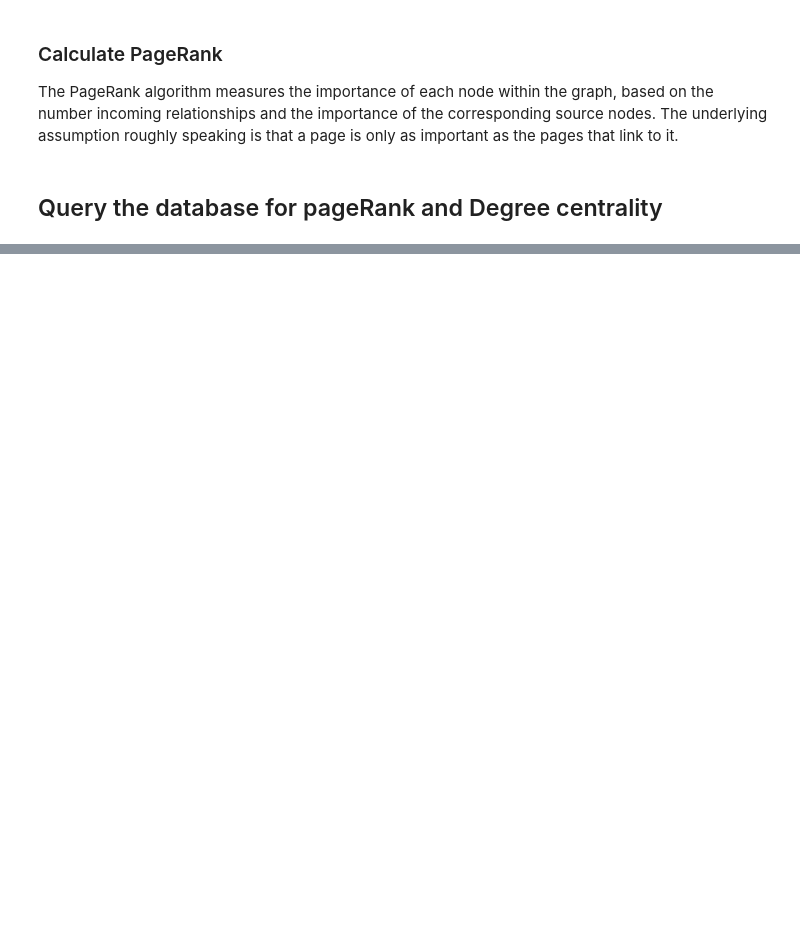
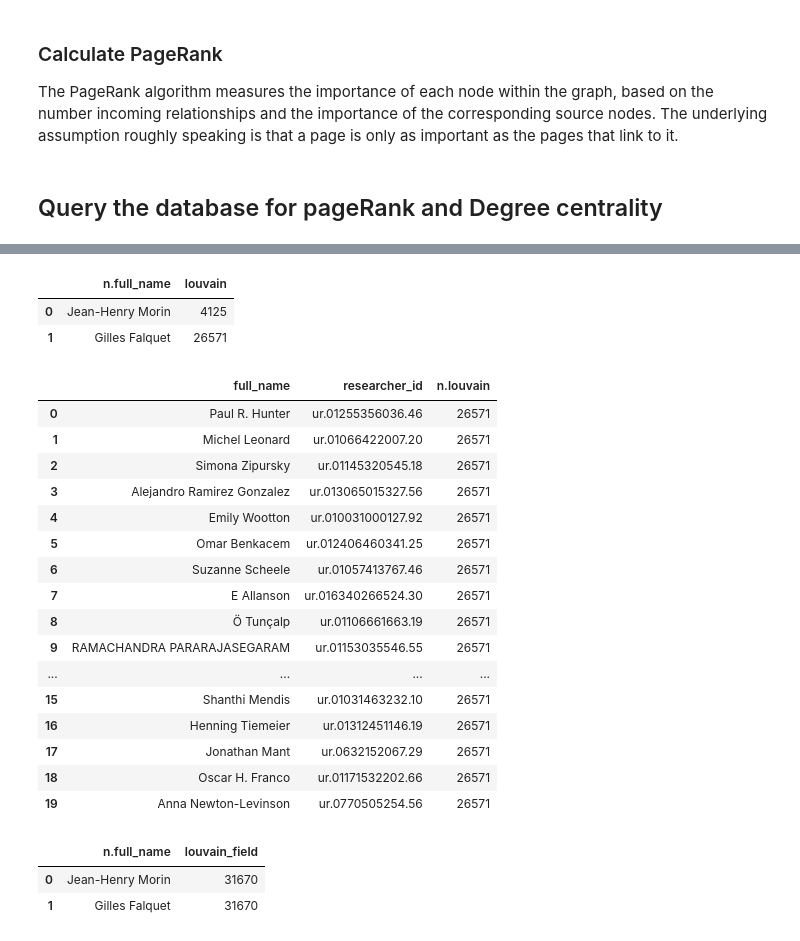
Before and after one commit to syberia101/seminaire_2022, a Jupyter notebook: query_neo4j_ml.ipynb, the cells around one changed output, grey strips where cells are left out. Drawn from its saved outputs; the diff is of its cells as text; code cells hidden in the pictures; blank space fills up the shorter version.

```diff
--- a/query_neo4j_ml.ipynb
+++ b/query_neo4j_ml.ipynb
@@ -302,0 +271,5 @@ result_merged_louvain_inference
+# %%
+graph_name_3 = "field_weight"
+result = gds.run_cypher("""CALL gds.graph.drop($params,false) YIELD graphName""",params={"params":graph_name_3}) # drop the graph and do not raise the error if the graph is not found.
+result = gds.run_cypher("""CALL gds.graph.project($params, 'Researcher','WORKS_IN_SIMILAR_AREA')""",params={"params":graph_name_3})
+result
@@ -302,0 +279,6 @@ result_merged_louvain_inference
+# %%
+gds.run_cypher("""
+CALL gds.louvain.stream($graph_name)
+YIELD nodeId, communityId, intermediateCommunityIds
+RETURN gds.util.asNode(nodeId).full_name AS full_name, communityId, intermediateCommunityIds
+ORDER BY full_name ASC""",params={"graph_name":graph_name_3})
@@ -302,0 +292,9 @@ result_merged_louvain_inference
+# %%
+louvain_df = gds.run_cypher(f"MATCH (n:Researcher)-[w:WORKS_IN]-(f:Field) WHERE f.domain IN {field_computer_science} and \
+w.weight_field>2 return DISTINCT n.full_name, n.louvain as louvain ORDER by louvain DESC")
+louvain_df_group = (
+        louvain_df.groupby("louvain")
+        .agg(co_authors_list=("n.full_name", "unique"))
+        .reset_index()
+    )
+louvain_df_group
@@ -302,0 +319,46 @@ result_merged_louvain_inference
+# %%
+#return the community of two scientists
+louvain_2_scientists = gds.run_cypher(f"MATCH (n:Researcher)-[w:WORKS_IN]-(f:Field) \
+WHERE n.full_name=$researcher_1 return DISTINCT n.full_name, n.louvain as louvain \
+UNION \
+MATCH (n:Researcher)-[w:WORKS_IN]-(f:Field) \
+WHERE n.full_name=$researcher_2 return DISTINCT n.full_name, n.louvain as louvain",params={"researcher_1":researcher_1,"researcher_2":researcher_2})
+louvain_2_scientists
+# %% [output]
+|  | n.full_name | louvain |
+| 0 | Jean-Henry Morin | 4125 |
+| 1 | Gilles Falquet | 26571 |
+# %%
+#return the researcher that are in the same community than both scientists
+louvain_other = gds.run_cypher(f"MATCH (n:Researcher)-[w:WORKS_IN]-(f:Field) WHERE n.louvain IN {louvain_2_scientists.louvain.tolist()} \
+RETURN DISTINCT n.full_name as full_name, n.researcher_id as researcher_id, n.louvain")
+louvain_other.head(20)
+# %% [output]
+|  | full_name | researcher_id | n.louvain |
+| 0 | Paul R. Hunter | ur.01255356036.46 | 26571 |
+| 1 | Michel Leonard | ur.01066422007.20 | 26571 |
+| 2 | Simona Zipursky | ur.01145320545.18 | 26571 |
+| 3 | Alejandro Ramirez Gonzalez | ur.013065015327.56 | 26571 |
+| 4 | Emily Wootton | ur.010031000127.92 | 26571 |
+| 5 | Omar Benkacem | ur.012406460341.25 | 26571 |
+| 6 | Suzanne Scheele | ur.01057413767.46 | 26571 |
+| 7 | E Allanson | ur.016340266524.30 | 26571 |
+| 8 | Ö Tunçalp | ur.01106661663.19 | 26571 |
+| 9 | RAMACHANDRA PARARAJASEGARAM | ur.01153035546.55 | 26571 |
+| ... | ... | ... | ... |
+| 15 | Shanthi Mendis | ur.01031463232.10 | 26571 |
+| 16 | Henning Tiemeier | ur.01312451146.19 | 26571 |
+| 17 | Jonathan Mant | ur.0632152067.29 | 26571 |
+| 18 | Oscar H. Franco | ur.01171532202.66 | 26571 |
+| 19 | Anna Newton-Levinson | ur.0770505254.56 | 26571 |
+# %%
+louvain_2_scientists_field = gds.run_cypher(f"MATCH (n:Researcher)-[w:WORKS_IN]-(f:Field) \
+WHERE n.full_name=$researcher_1 return DISTINCT n.full_name, n.louvain_field as louvain_field \
+UNION \
+MATCH (n:Researcher)-[w:WORKS_IN]-(f:Field) \
+WHERE n.full_name=$researcher_2 return DISTINCT n.full_name, n.louvain_field as louvain_field",params={"researcher_1":researcher_1,"researcher_2":researcher_2})
+louvain_2_scientists_field
+# %% [output]
+|  | n.full_name | louvain_field |
+| 0 | Jean-Henry Morin | 31670 |
+| 1 | Gilles Falquet | 31670 |
```
Also changed, not shown: parts of 72 cells of this notebook, 1 other file.
